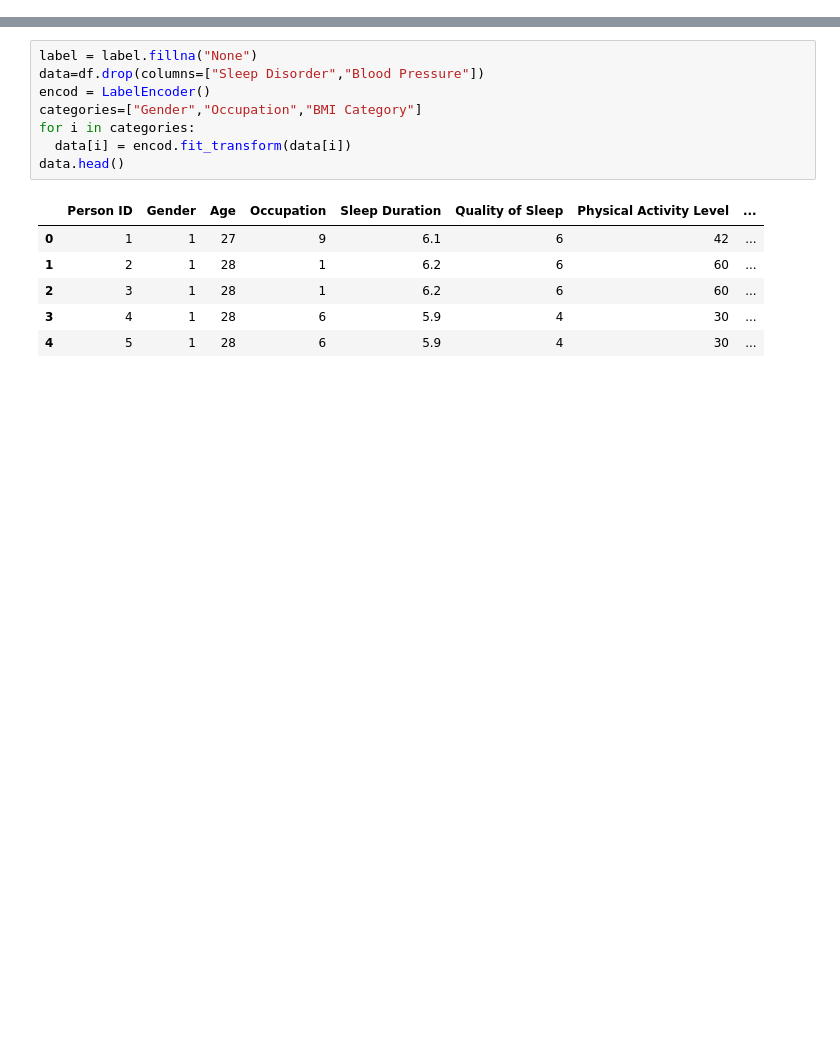
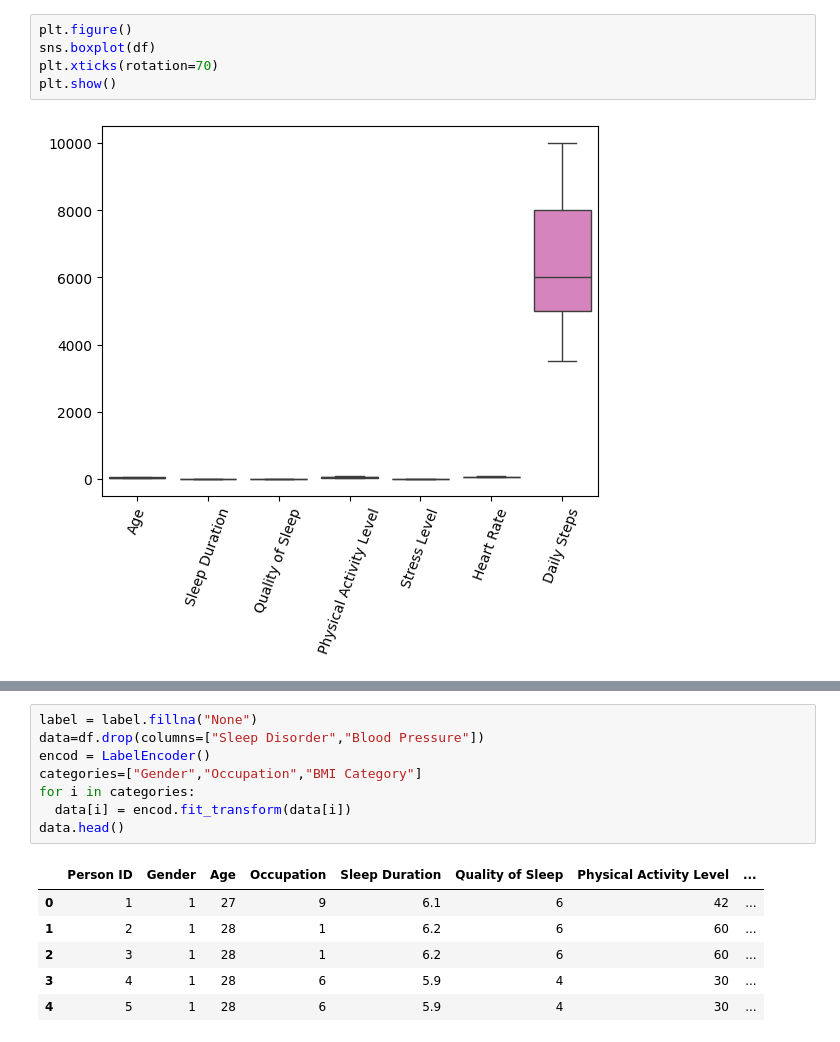
Before and after one commit to VinayakG311/ML_Pro, a Jupyter notebook: Model.ipynb, the cells around one changed output, grey strips where cells are left out. Cells and saved outputs as stored; diff of their text form; blank space fills up the shorter version.

```diff
--- a/Model.ipynb
+++ b/Model.ipynb
@@ -18,0 +32,7 @@ df.head()
+# %%
+plt.figure()
+sns.boxplot(df)
+plt.xticks(rotation=70)
+plt.show()
+# %% [output]
+[figure, added]
```
Also changed, not shown: parts of 19 cells of this notebook, 1 other file.
